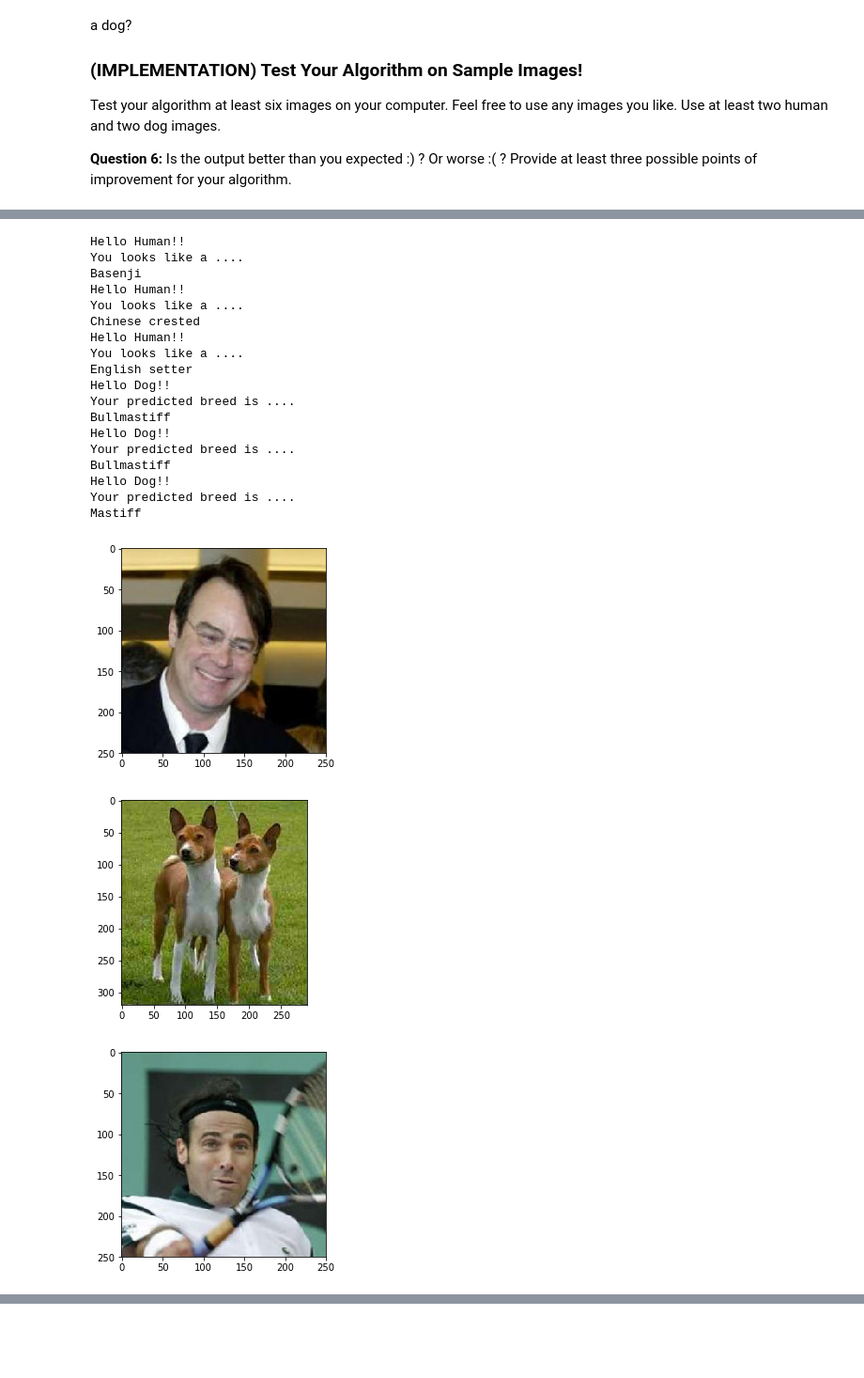
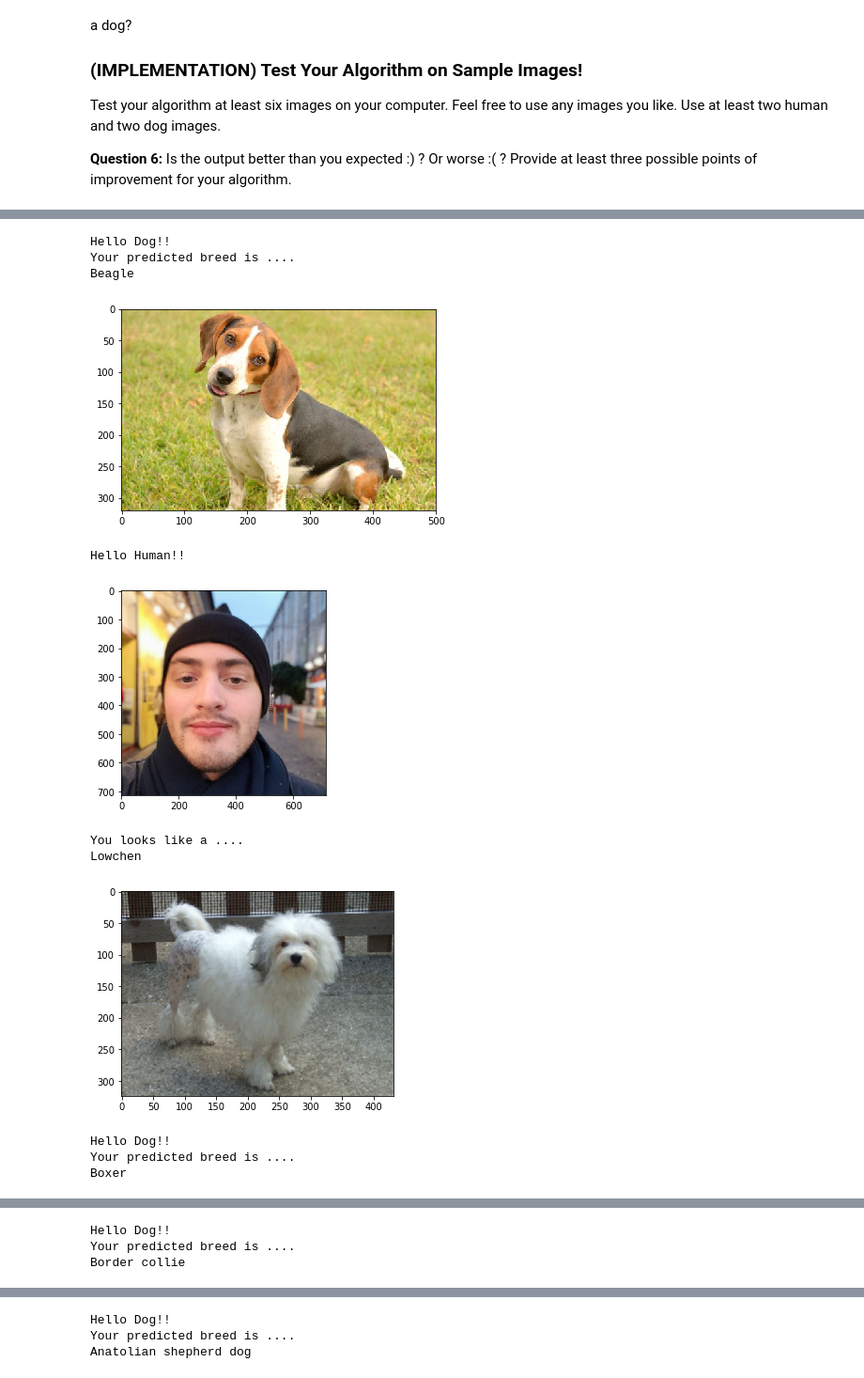
Before and after one commit to VictorNas/Drog-Breed-Classifier, a Jupyter notebook: dog_app.ipynb, the cells around one changed output, grey strips where cells are left out. Shown at 94% size. Drawn from its saved outputs; the diff is of its cells as text; code cells hidden in the pictures; blank space fills up the shorter version.

Commit message:
test: section for testing the code add.
The step 6 in the project where some additional test with unseed
data is made was add in the .ipynb file.

```diff
--- a/dog_app.ipynb
+++ b/dog_app.ipynb
@@ -563,15 +563,14 @@ If you like, **you are welcome to use the same data loaders from the previous st
 normalize = transforms.Normalize(mean=[0.485, 0.456, 0.406],
                                      std=[0.229, 0.224, 0.225])
 
-data_transform_train = transforms.Compose([transforms.Resize(224),
+data_transform_train = transforms.Compose([
                                 transforms.RandomResizedCrop(224),
                                 transforms.RandomRotation(30),
                                 transforms.RandomHorizontalFlip(),
                                 transforms.ToTensor(),
                                 normalize])
 
-data_transform_test = transforms.Compose([transforms.Resize(224),
-                                transforms.RandomResizedCrop(224),
+data_transform_test = transforms.Compose([transforms.Resize((224,224)),
                                 transforms.ToTensor(),
                                 normalize])
 
@@ -599,13 +598,14 @@ class Net_Transfer(nn.Module):
     ### TODO: choose an architecture, and complete the class
     def __init__(self):
         super(Net_Transfer, self).__init__()
-        self.VGG16 = models.vgg16(pretrained=True)
+        self.Resnet50 = models.resnet50(pretrained=True)
+        #self.VGG16 = models.vgg16(pretrained=True)
         self.fc1 = nn.Linear(1000 , 512)
         self.fc2 = nn.Linear(512, 133)
         self.drop = nn.Dropout(0.2)
 
     def forward(self, x):
-        x = self.VGG16(x)
+        x = self.Resnet50(x)
         x = x.view(-1, 1000)
         x = self.drop(x)
         x = self.fc1(x)
@@ -627,7 +627,7 @@ __Answer:__ I decided to use VGG16 pretrained model as the convolutional part of
 Use the next code cell to specify a [loss function](http://pytorch.org/docs/master/nn.html#loss-functions) and [optimizer](http://pytorch.org/docs/master/optim.html).  Save the chosen loss function as `criterion_transfer`, and the optimizer as `optimizer_transfer` below.
 # %%
 criterion_transfer =  nn.CrossEntropyLoss()
-optimizer_transfer = optim.SGD(model_transfer.parameters(), lr= 0.01)
+optimizer_transfer = optim.SGD(model_transfer.parameters(), lr= 0.02)
 # %% [markdown]
 ### (IMPLEMENTATION) Train and Validate the Model
 
@@ -748,12 +748,15 @@ def show_dog_image(breed):
     img = Image.open(image)
     plt.figure()
     plt.imshow(img)
+    plt.show()
+    plt.close()
 
 def show_image(img_path):
     img = Image.open(img_path)
     plt.figure()
     plt.imshow(img)
-
+    plt.show()
+    plt.close()
 def run_app(img_path):
     ## handle cases for a human face, dog, and neither
     if dog_detector(img_path):
@@ -772,6 +775,7 @@ def run_app(img_path):
         print("Humm...")
         print("I don't see neither a human or a dog in the image.")
         print('Try another one.')
+        show_image(img_path)
 # %% [markdown]
 ---
 <a id='step6'></a>
@@ -789,30 +796,23 @@ __Answer:__ (Three possible points for improvement)
 # %%
 ## TODO: Execute your algorithm from Step 6 on
 ## at least 6 images on your computer.
 ## Feel free to use as many code cells as needed.
-
+test_files = np.array(glob("test_files/*"))
+#print(test_files)
 ## suggested code, below
-for file in np.hstack((human_files[:3], dog_files[:3])):
+#for file in np.hstack((human_files[:3], dog_files[:3])):
+for file in test_files:
     run_app(file)
 # %% [output]
-Hello Human!!
-You looks like a ....
-Basenji
-Hello Human!!
-You looks like a ....
-Chinese crested
-Hello Human!!
-You looks like a ....
-English setter
 Hello Dog!!
 Your predicted breed is ....
-Bullmastiff
-Hello Dog!!
-Your predicted breed is ....
-Bullmastiff
-Hello Dog!!
-Your predicted breed is ....
-Mastiff
+Beagle
-[figure, old version]
+[figure, new version]
+Hello Human!!
-[figure, old version]
+[figure, new version]
+You looks like a ....
+Lowchen
-[figure, old version]
+[figure, new version]
+Hello Dog!!
+Your predicted breed is ....
+Boxer
@@ -819,0 +820,3 @@ Mastiff
+Hello Dog!!
+Your predicted breed is ....
+Border collie
@@ -820,0 +824,3 @@ Mastiff
+Hello Dog!!
+Your predicted breed is ....
+Anatolian shepherd dog
```
Also changed, not shown: parts of 16 cells of this notebook.
